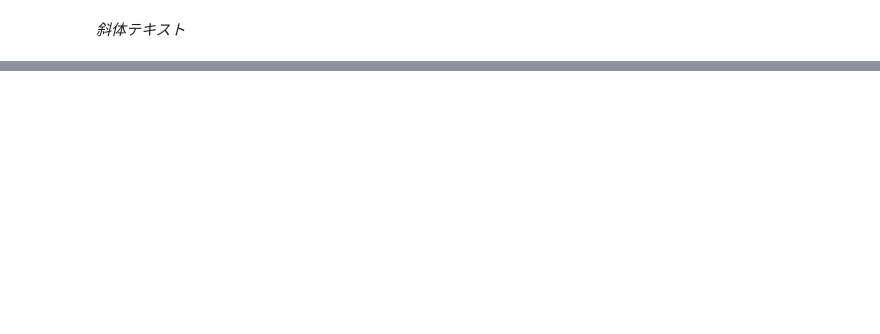
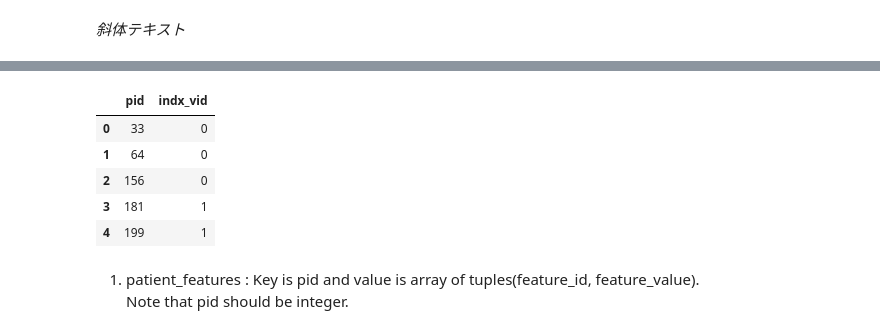
Before and after one commit to niikun/DL_for_health_care, a Jupyter notebook: HW1.ipynb, the cells around one changed output, grey strips where cells are left out. Saved outputs shown, nothing was run; the diff lists cells and outputs as text; code cells hidden in the pictures; blank space fills up the shorter version.

```diff
--- a/HW1.ipynb
+++ b/HW1.ipynb
@@ -991,0 +1123,12 @@ assert aggregated_events[aggregated_events.pid == 88037].shape == (29, 3), "aggr
+# %%
+indx_vid.head()
+# %% [output]
+|  | pid | indx_vid |
+| 0 | 33 | 0 |
+| 1 | 64 | 0 |
+| 2 | 156 | 0 |
+| 3 | 181 | 1 |
+| 4 | 199 | 1 |
+# %% [markdown]
+1. patient_features : Key is pid and value is array of tuples(feature_id, feature_value).
+Note that pid should be integer.
```
Also changed, not shown: parts of 30 cells of this notebook.
